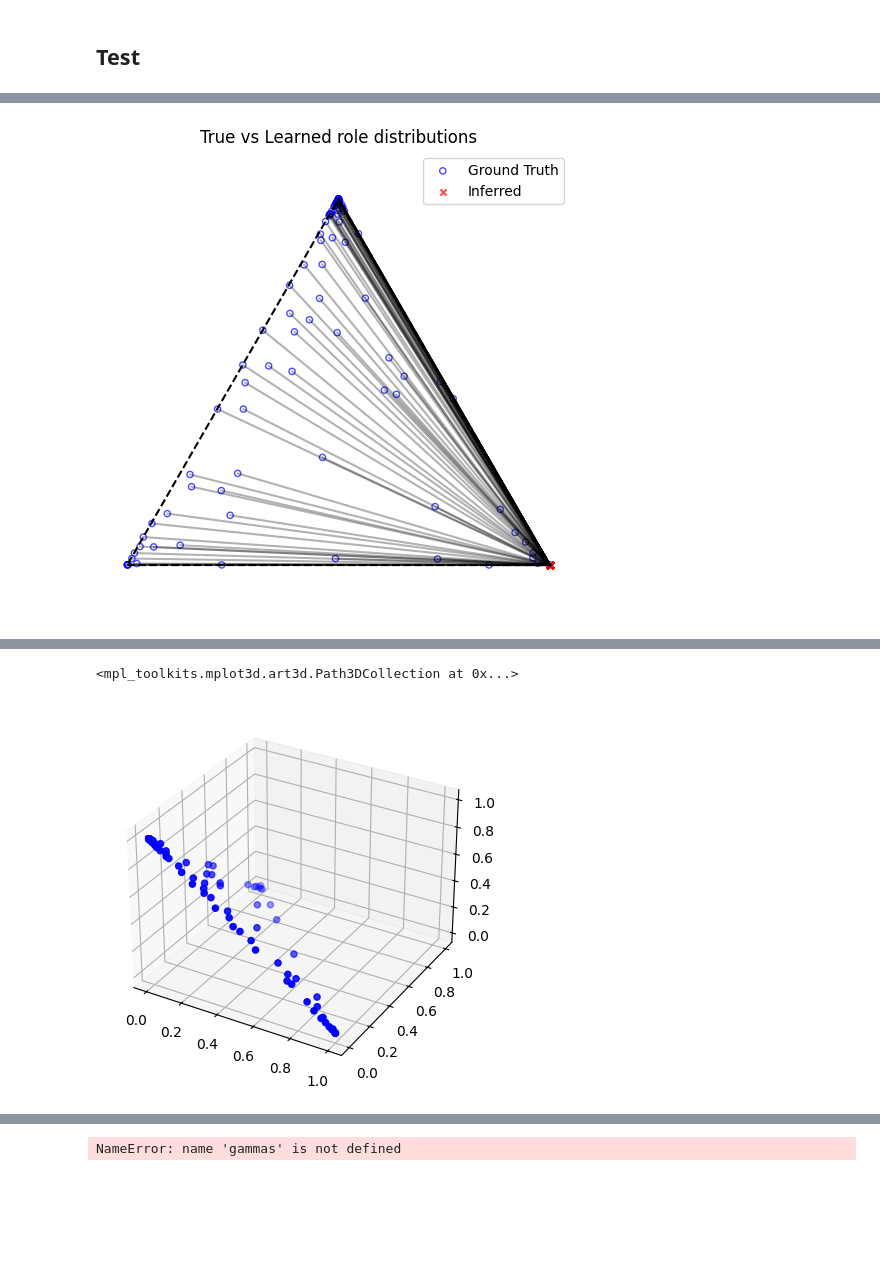
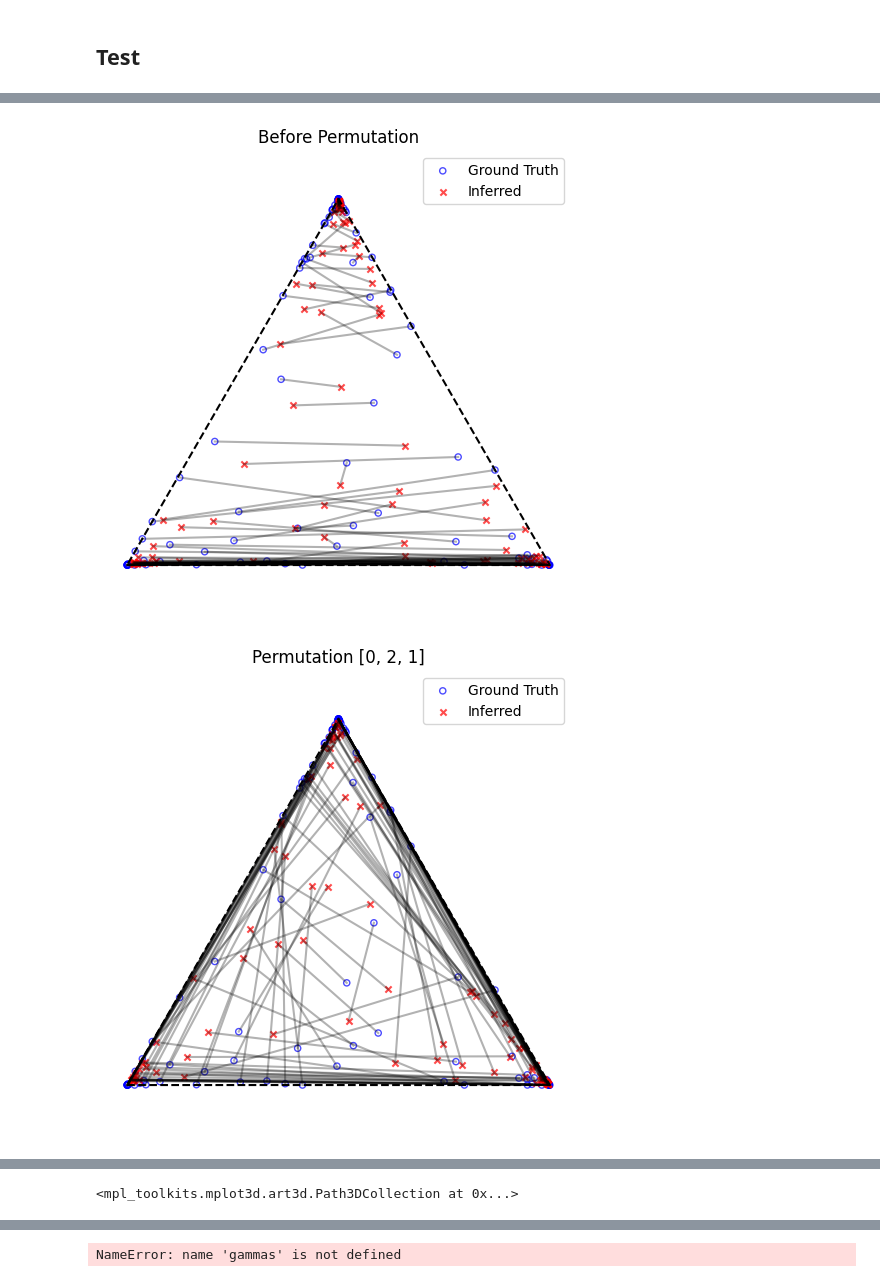
Before and after one commit to LaosAntreas/dMMSB, a Jupyter notebook: LNMMSB.ipynb, the cells around one changed output, grey strips where cells are left out. Cells and saved outputs as stored; diff of their text form; code cells hidden in the pictures; blank space fills up the shorter version.

```diff
--- a/LNMMSB.ipynb
+++ b/LNMMSB.ipynb
@@ -641,9 +638,9 @@ def generate_sbm(sizes, probs):
 # B  = np.array([[0.3, 0.05, 0.02],
 #               [0.05, 0.5, 0.03],
 #               [0.02, 0.03, 0.2]])
-B = np.array([[1, 0.05, 0.02],
-              [0.05, 1, 0],
-              [0.02, 0, 1]])
+B = np.array([[1, 0, 0],
+              [0, 1, 0],
+              [0, 0, 1]])
 # E, gammas = generate_sbm([50,25,25], B)
 
 
@@ -652,7 +649,7 @@ B = np.array([[1, 0.05, 0.02],
 
 #print(gammas)
 
-model = LNMMSB(100, 3, key=42, B=B, mu=jnp.array([1,0,3]), Sigma=jnp.eye(3)*10)
+model = LNMMSB(100, 3, key=42, B=B, mu=jnp.array([5,5,5]), Sigma=jnp.eye(3)*20)
 E = model.generate_graph()
 true_gammas = model.gamma_tilde
 plt.imshow(E)
@@ -670,8 +667,8 @@ import time
 # print(f"JIT time {total_jit // 60}m {total_jit % 60:.4f} seconds")
 
 start = time.time()
-model = LNMMSB(nodes=100, roles=3, key=100)
-model.fit(E, verbose=False, max_inner_iters=1000, max_outer_iters=1000)
+model = LNMMSB(nodes=100, roles=3, key=12)
+model.fit(E, verbose=False, max_inner_iters=1000, max_outer_iters=1000, tol=1e-3)
 end = time.time()
 total_non_jit = end - start
 print(f"Non-JIT time {total_non_jit // 60}m {total_non_jit % 60:.4f} seconds")
@@ -710,16 +725,28 @@ True B:
 # %%
 true_pis = jax.nn.softmax(true_gammas, axis=-1)
 learned_pis = jax.nn.softmax(model.gamma_tilde, axis=-1)
 
-plot_roles(true_pis, learned_pis, title="True vs Learned role distributions")
+plot_roles(true_pis, learned_pis, title="Before Permutation")
 
+
+#permute columns
+permutaitons = [
+    [0,2,1],
+    [1,0,2],
+    [1,2,0],
+    [2,0,1],
+    [2,1,0]
+]
+for perm in permutaitons:
+    plot_roles(true_pis, learned_pis[:,perm], title=f"Permutation {perm}")
 print(model.gamma_tilde)
 print(learned_pis)
 
 import matplotlib.pyplot as plt
 fig = plt.figure()
 ax = fig.add_subplot(projection='3d')
 
 ax.scatter(true_pis[:,0], true_pis[:,1], true_pis[:,2], c='b', label='True roles')
 # %% [output]
-[figure, old version]
+[figure, new version]
+[figure, new version]
@@ -743,2 +774 @@ ax.scatter(true_pis[:,0], true_pis[:,1], true_pis[:,2], c='b', label='True roles
 <mpl_toolkits.mplot3d.art3d.Path3DCollection at 0x...>
-[figure, old version]
```
Also changed, not shown: parts of 7 cells of this notebook, 1 other file.
